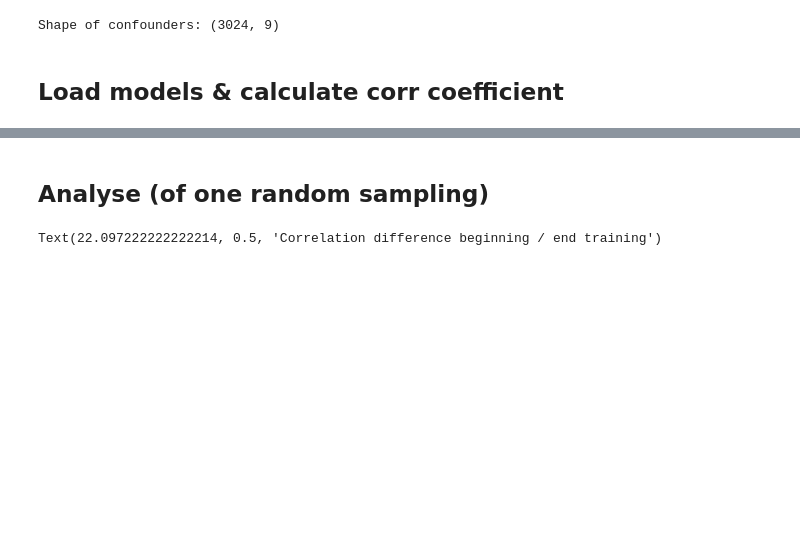
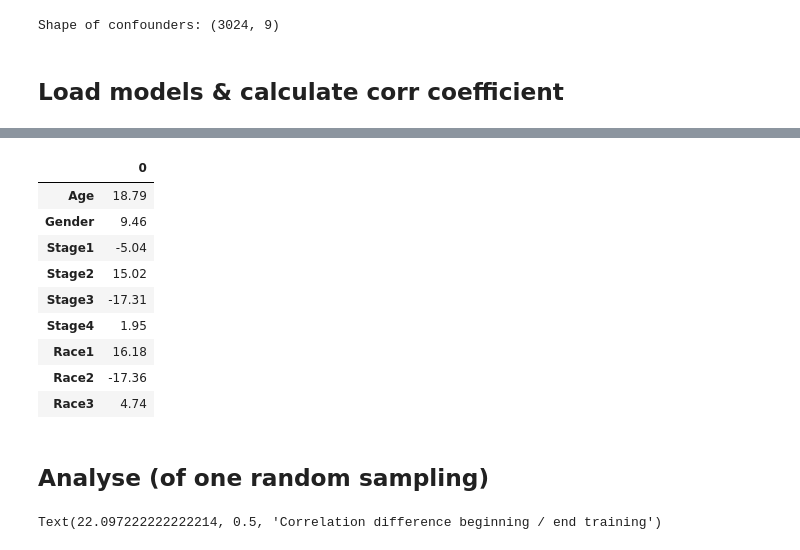
Before and after one commit to ZuqiLi/Multi-Omics-Deconfounding-VAE, a Jupyter notebook: check_deconfounding_performance.ipynb, the cells around one changed output, grey strips where cells are left out. Cells and saved outputs as stored; diff of their text form; code cells hidden in the pictures; blank space fills up the shorter version.

```diff
--- a/check_deconfounding_performance.ipynb
+++ b/check_deconfounding_performance.ipynb
@@ -128,3 +142,16 @@ corr_dict
+# %%
+pd.DataFrame(corr_dict, index=[0]).round(2).T
+# %% [output]
+|  | 0 |
+| Age | 18.79 |
+| Gender | 9.46 |
+| Stage1 | -5.04 |
+| Stage2 | 15.02 |
+| Stage3 | -17.31 |
+| Stage4 | 1.95 |
+| Race1 | 16.18 |
+| Race2 | -17.36 |
+| Race3 | 4.74 |
 # %% [markdown]
 ## Analyse (of one random sampling)
 # %%
```
Also changed, not shown: parts of 6 cells of this notebook, 4 other files.
